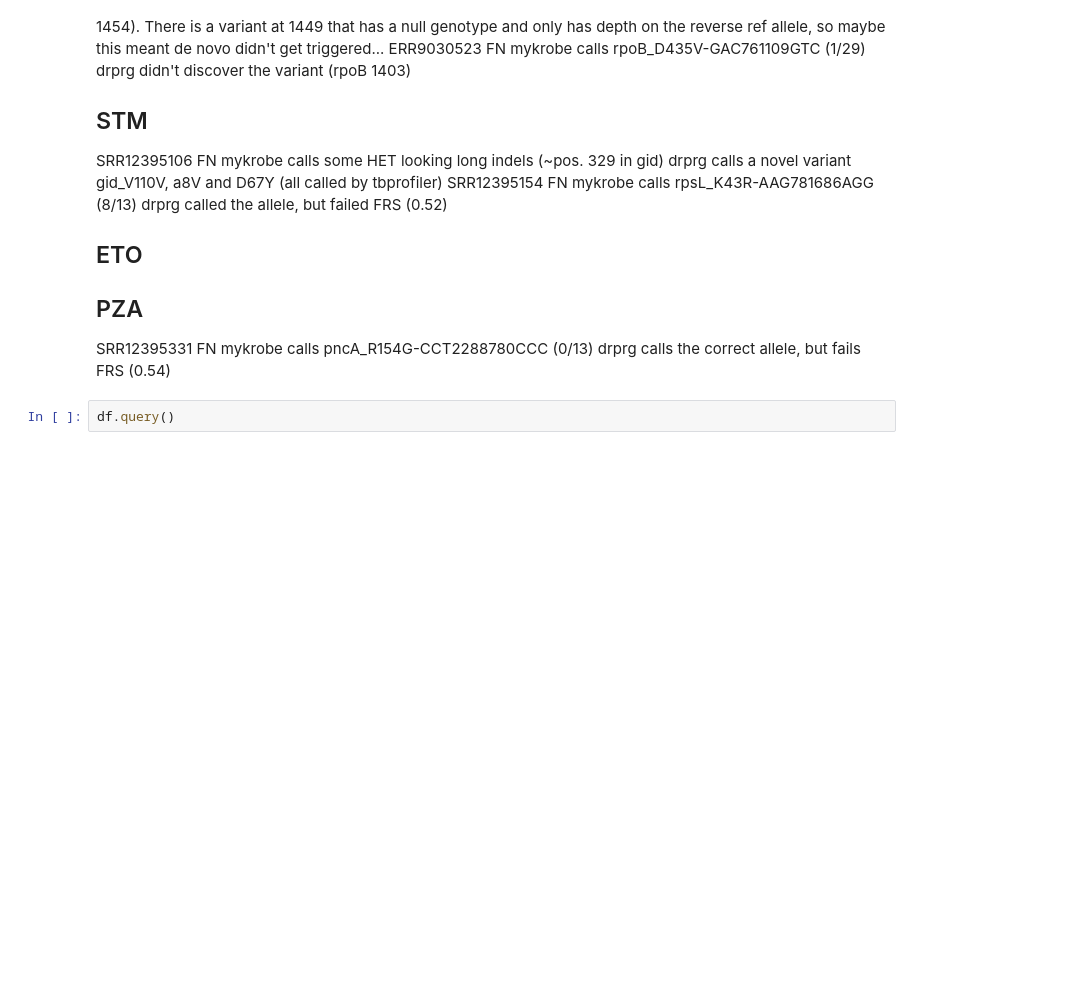
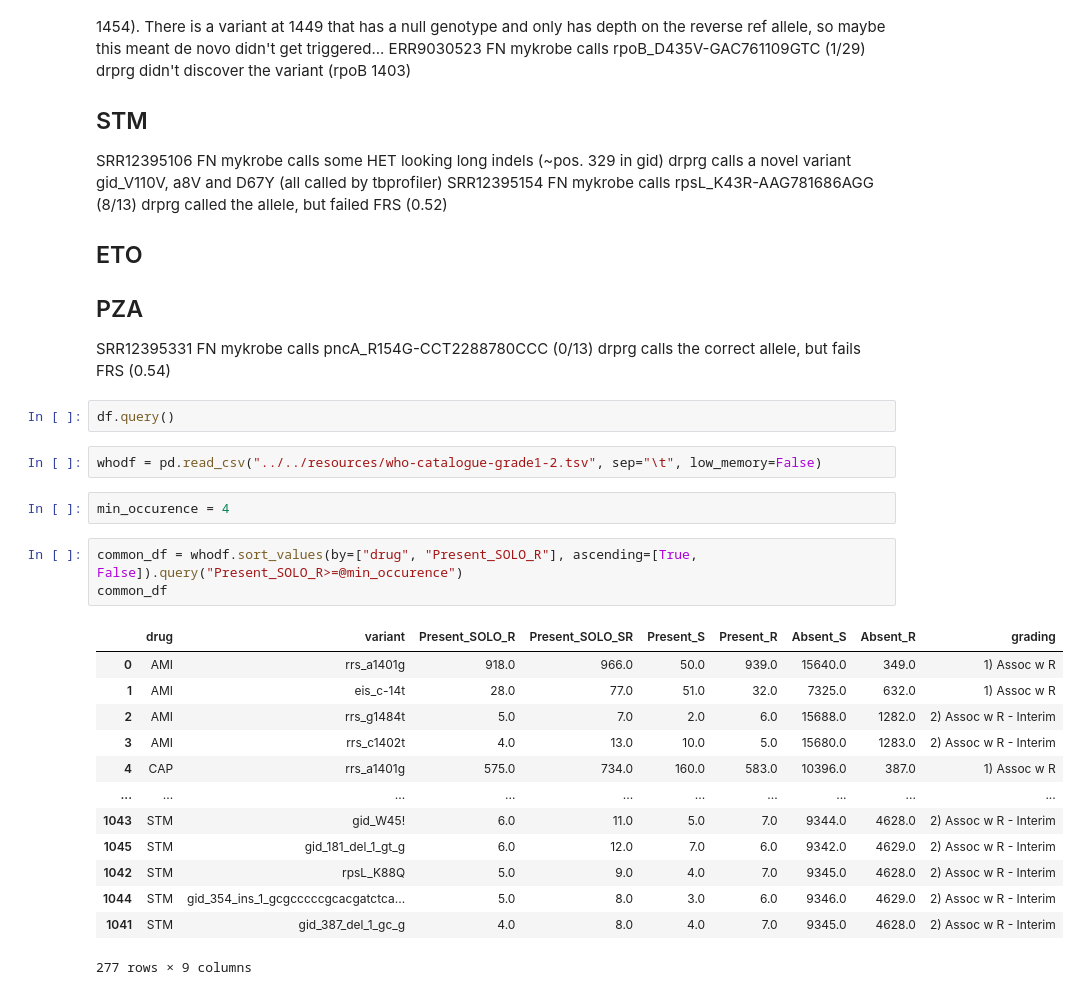
Before and after one commit to mbhall88/drprg, a Jupyter notebook: paper/workflow/notebook/improve_sn_and_sp.ipynb, the cells around one changed output. Cells and saved outputs as stored; diff of their text form; blank space fills up the shorter version.

```diff
--- a/paper/workflow/notebook/improve_sn_and_sp.ipynb
+++ b/paper/workflow/notebook/improve_sn_and_sp.ipynb
@@ -111,3 +95,24 @@ PZA
 SRR12395331 FN mykrobe calls pncA_R154G-CCT2288780CCC (0/13) drprg calls the correct allele, but fails FRS (0.54)
 # %%
 df.query()
+# %%
+whodf = pd.read_csv("../../resources/who-catalogue-grade1-2.tsv", sep="\t", low_memory=False)
+# %%
+min_occurence = 4
+# %%
+common_df = whodf.sort_values(by=["drug", "Present_SOLO_R"], ascending=[True, False]).query("Present_SOLO_R>=@min_occurence")
+common_df
+# %% [output]
+|  | drug | variant | Present_SOLO_R | Present_SOLO_SR | Present_S | Present_R | Absent_S | Absent_R | grading |
+| 0 | AMI | rrs_a1401g | 918.0 | 966.0 | 50.0 | 939.0 | 15640.0 | 349.0 | 1) Assoc w R |
+| 1 | AMI | eis_c-14t | 28.0 | 77.0 | 51.0 | 32.0 | 7325.0 | 632.0 | 1) Assoc w R |
+| 2 | AMI | rrs_g1484t | 5.0 | 7.0 | 2.0 | 6.0 | 15688.0 | 1282.0 | 2) Assoc w R - Interim |
+| 3 | AMI | rrs_c1402t | 4.0 | 13.0 | 10.0 | 5.0 | 15680.0 | 1283.0 | 2) Assoc w R - Interim |
+| 4 | CAP | rrs_a1401g | 575.0 | 734.0 | 160.0 | 583.0 | 10396.0 | 387.0 | 1) Assoc w R |
+| ... | ... | ... | ... | ... | ... | ... | ... | ... | ... |
+| 1043 | STM | gid_W45! | 6.0 | 11.0 | 5.0 | 7.0 | 9344.0 | 4628.0 | 2) Assoc w R - Interim |
+| 1045 | STM | gid_181_del_1_gt_g | 6.0 | 12.0 | 7.0 | 6.0 | 9342.0 | 4629.0 | 2) Assoc w R - Interim |
+| 1042 | STM | rpsL_K88Q | 5.0 | 9.0 | 4.0 | 7.0 | 9345.0 | 4628.0 | 2) Assoc w R - Interim |
+| 1044 | STM | gid_354_ins_1_gcgcccccgcacgatctca... | 5.0 | 8.0 | 3.0 | 6.0 | 9346.0 | 4629.0 | 2) Assoc w R - Interim |
+| 1041 | STM | gid_387_del_1_gc_g | 4.0 | 8.0 | 4.0 | 7.0 | 9345.0 | 4628.0 | 2) Assoc w R - Interim |
+277 rows × 9 columns
```
Also changed, not shown: parts of 7 cells of this notebook, 1 other file.
